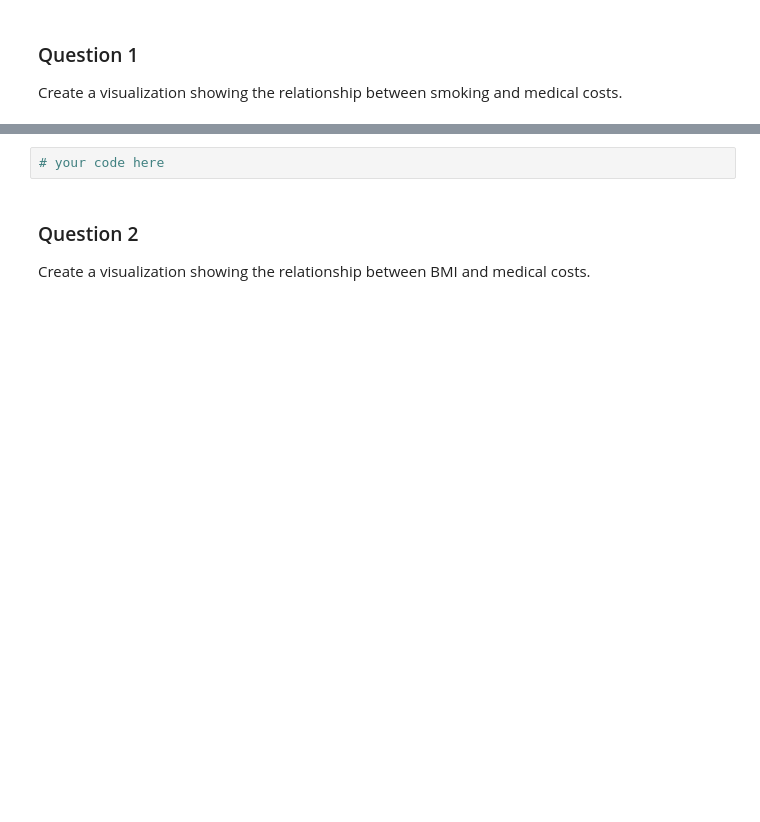
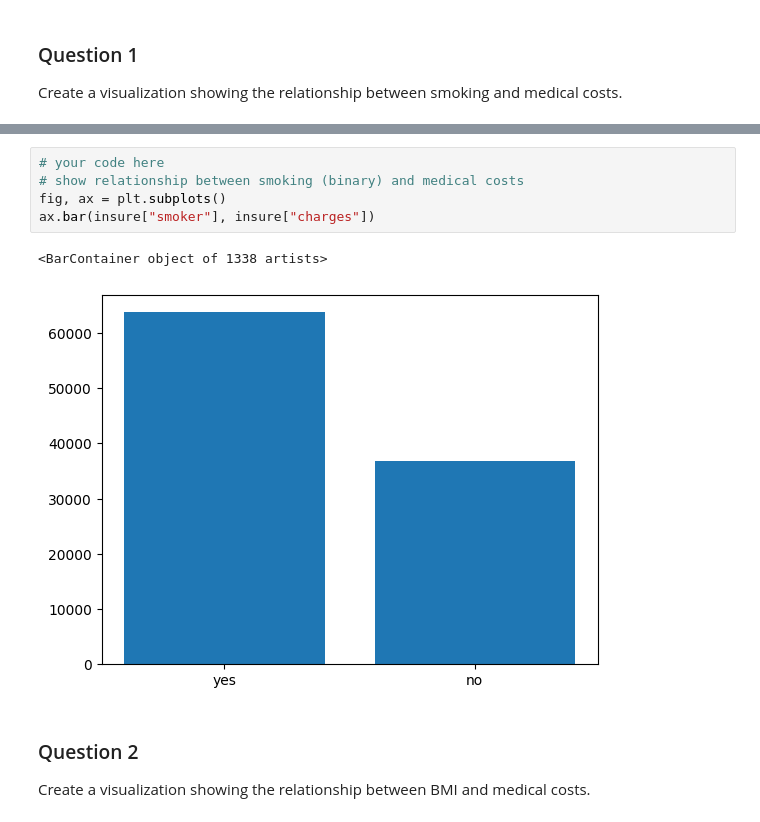
Before and after one commit to tonyliang19/ECON323_2023_Spring, a Jupyter notebook: problem_sets/problem_set_6.ipynb, the cells around one changed output, grey strips where cells are left out. Drawn from its saved outputs; the diff is of its cells as text; blank space fills up the shorter version.

```diff
--- a/problem_sets/problem_set_6.ipynb
+++ b/problem_sets/problem_set_6.ipynb
@@ -40,5 +62,11 @@ Create a visualization showing the relationship between smoking and medical cost
 # %%
 # your code here
+# show relationship between smoking (binary) and medical costs
+fig, ax = plt.subplots()
+ax.bar(insure["smoker"], insure["charges"])
+# %% [output]
+<BarContainer object of 1338 artists>
+[figure, added]
 # %% [markdown]
 ### Question 2
 
```
Also changed, not shown: parts of 6 cells of this notebook.
